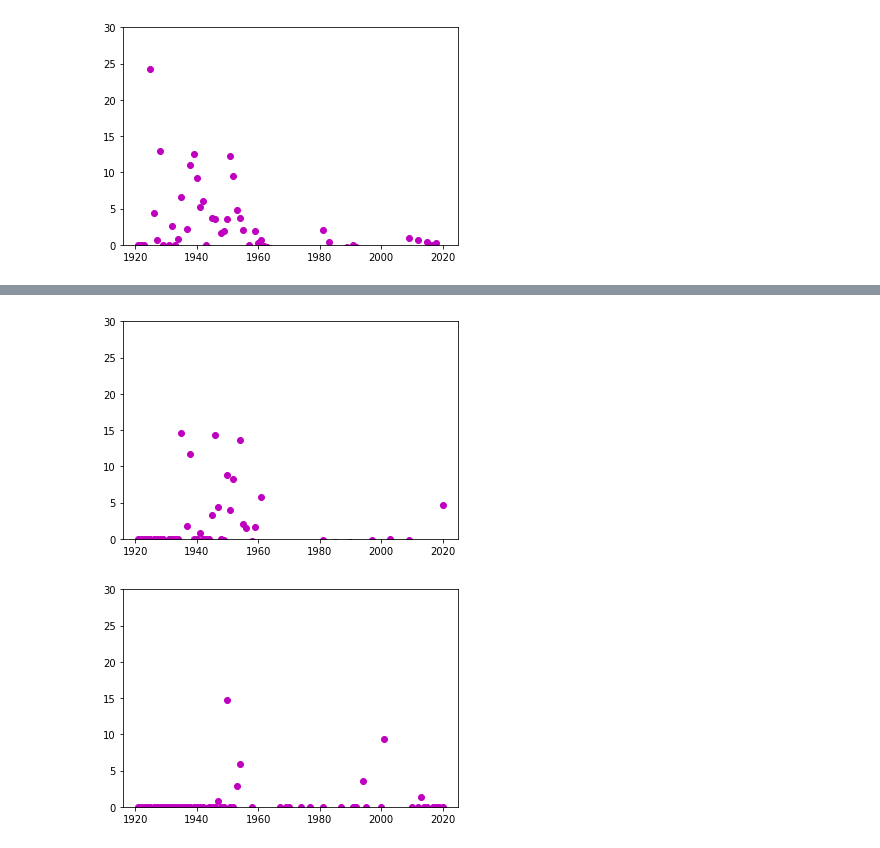
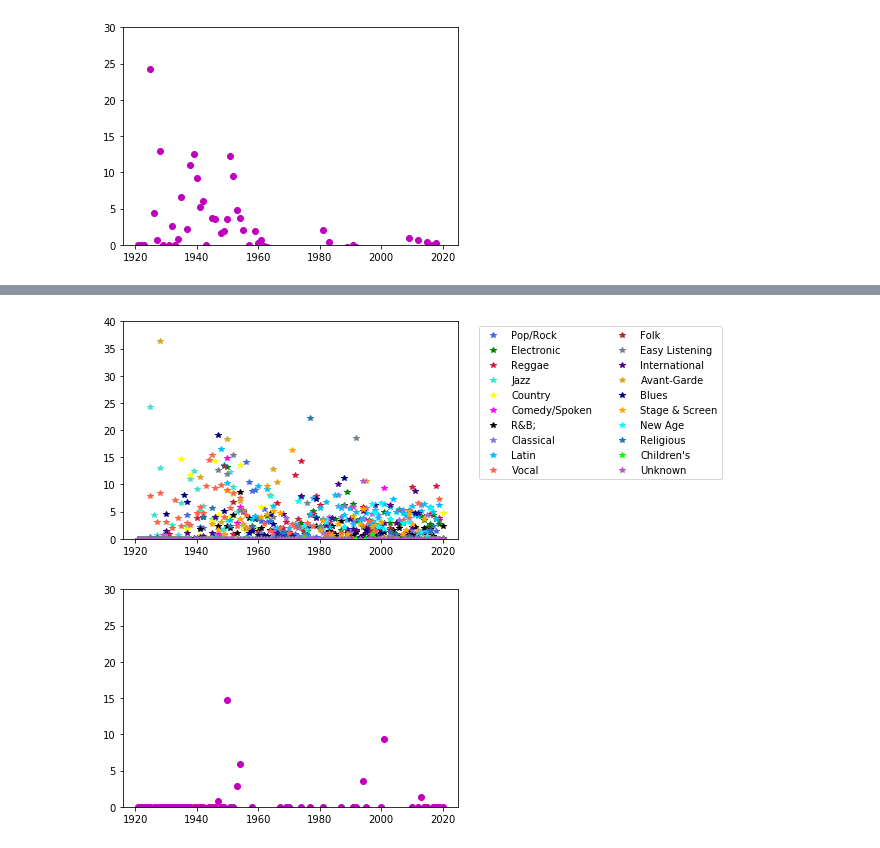
Before and after one commit to Wichaelian/ICM-2021, a Jupyter notebook: 2021_ICM_Problem_D_Data/Bullet 6.ipynb, the cells around one changed output, grey strips where cells are left out. Drawn from its saved outputs; the diff is of its cells as text; code cells hidden in the pictures.

Commit message:
colors

```diff
--- a/2021_ICM_Problem_D_Data/Bullet 6.ipynb
+++ b/2021_ICM_Problem_D_Data/Bullet 6.ipynb
@@ -572,7 +572,7 @@ plt.plot(color='b', marker='*')
 # %%
 from cycler import cycler
 
-color_cycle = ['royalblue', 'green', 'crimson', 'turquoise', 'yellow', 'magenta', 'k', 'mediumpurple', 'deepskyblue', 'tomato', 'brown', 'slategray', 'indigo','goldenrod']
+color_cycle = ['royalblue', 'green', 'crimson', 'turquoise', 'yellow', 'magenta', 'k', 'mediumpurple', 'deepskyblue', 'tomato', 'brown', 'slategray', 'indigo','goldenrod', 'cyan', 'navy', 'orange', 'tab:blue','lime', 'mediumorchid']
 
 def plotPopScaleCycle(genre):
     """plots the average popularity of songs in the provided genre for each year
@@ -594,4 +594,4 @@ def plotPopScaleCycle(genre):
     plt.plot(years['year'], prYearlyAvgPop,'*', label = genre)
     plt.ylim(0, 40)
     plt.rcParams['axes.prop_cycle'] = cycler('color', color_cycle)
-    plt.legend()
+    plt.legend(ncol=2,bbox_to_anchor=(1.05, 1), loc='upper left')
@@ -609,7 +598,8 @@ plotPopScaleCycle('Avant-Garde')
-# %%
-plotPopScale('Country')
-# %% [output]
-[figure, removed]
+# %%
+for i in genre:
+    plotPopScaleCycle(i)
+# %% [output]
+[figure, added]
 # %%
 plotPopScale('Comedy/Spoken')
 # %% [output]
```
Also changed, not shown: parts of 1 cell of this notebook.
